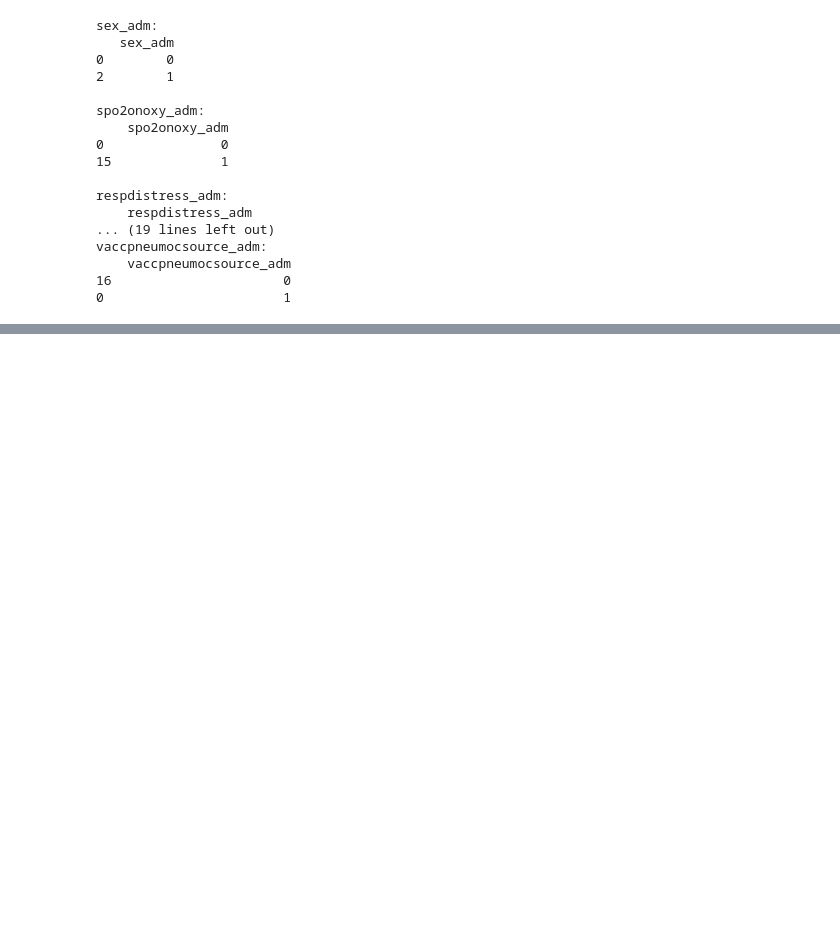
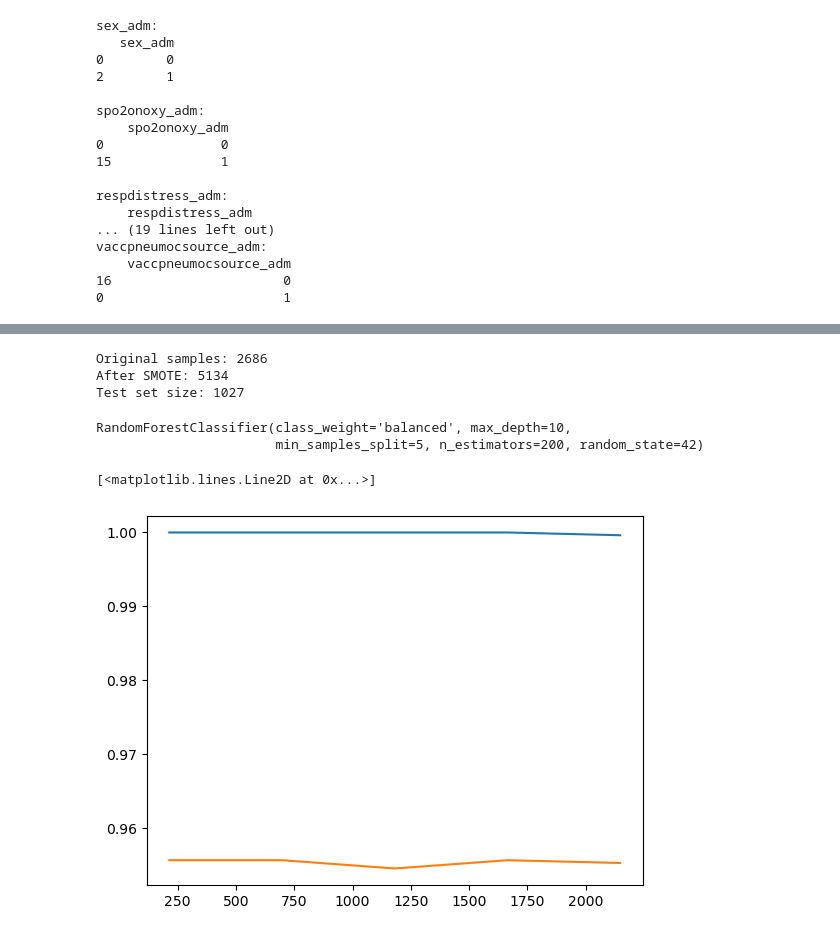
Before and after one commit to HermelaDev/Pediatric_Sepsis_Related_Death_Prediction, a Jupyter notebook: Pediatric_Sepsis.ipynb, the cells around one changed output, grey strips where cells are left out. Saved outputs shown, nothing was run; the diff lists cells and outputs as text; code cells hidden in the pictures; blank space fills up the shorter version.

```diff
--- a/Pediatric_Sepsis.ipynb
+++ b/Pediatric_Sepsis.ipynb
@@ -1530,0 +1799,28 @@ vaccpneumocsource_adm:
+# %%
+print(f"Original samples: {len(y)}")
+print(f"After SMOTE: {len(y_resampled)}")
+print(f"Test set size: {len(y_test)}")
+# %% [output]
+Original samples: 2686
+After SMOTE: 5134
+Test set size: 1027
+# %%
+# Try without SMOTE first
+X_train, X_test, y_train, y_test = train_test_split(
+    X_top, y, test_size=0.2, random_state=42, stratify=y
+)
+rf_final.fit(X_train, y_train)
+# Re-evaluate
+# %% [output]
+RandomForestClassifier(class_weight='balanced', max_depth=10,
+                       min_samples_split=5, n_estimators=200, random_state=42)
+# %%
+from sklearn.model_selection import learning_curve
+train_sizes, train_scores, test_scores = learning_curve(
+    rf_final, X_top, y, cv=5, n_jobs=-1
+)
+plt.plot(train_sizes, np.mean(train_scores, axis=1), label='Train')
+plt.plot(train_sizes, np.mean(test_scores, axis=1), label='Test')
+# %% [output]
+[<matplotlib.lines.Line2D at 0x...>]
+[figure, added]
```
Also changed, not shown: parts of 18 cells of this notebook, 3 other files.
